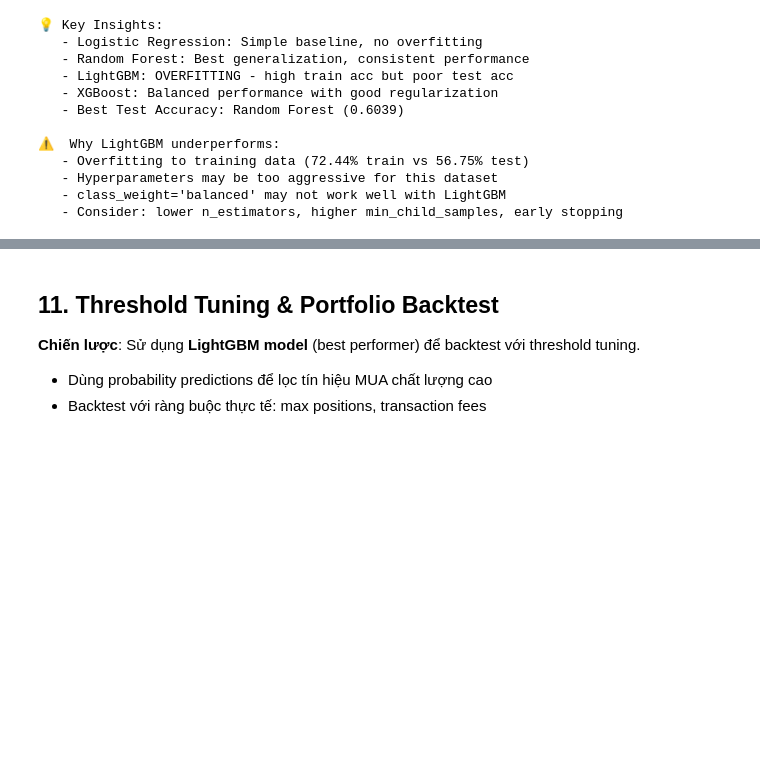
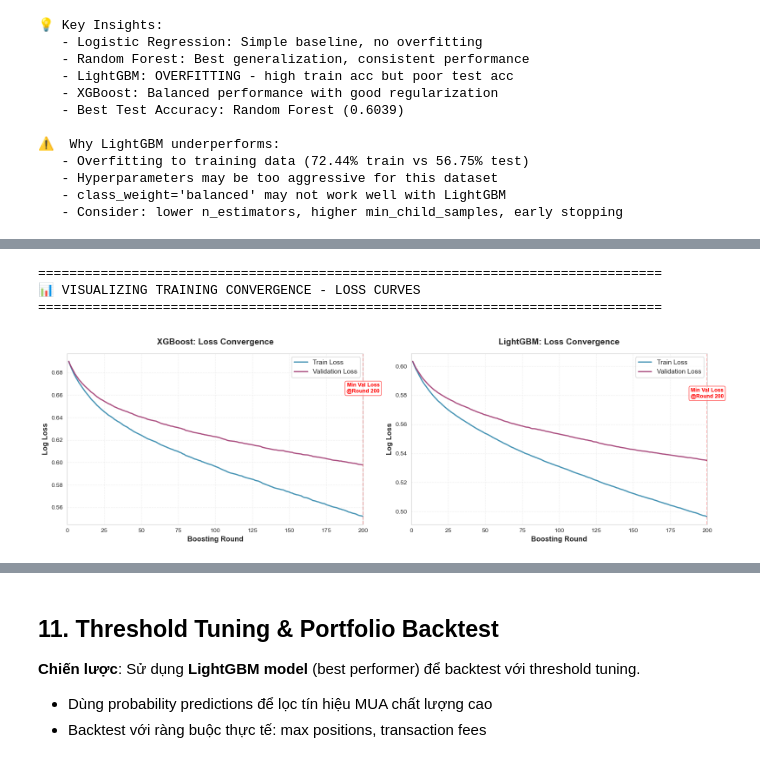
Before and after one commit to callmezuy/hcmus-introds--final-project, a Jupyter notebook: src/notebooks/modelling.ipynb, the cells around one changed output, grey strips where cells are left out. Drawn from its saved outputs; the diff is of its cells as text; code cells hidden in the pictures; blank space fills up the shorter version.

```diff
--- a/src/notebooks/modelling.ipynb
+++ b/src/notebooks/modelling.ipynb
@@ -1198,0 +1465,71 @@ print(f"   - Consider: lower n_estimators, higher min_child_samples, early stopp
+# %%
+# Visualize Loss Curves (Log Loss over Boosting Rounds)
+print("\n" + "="*80)
+print("📊 VISUALIZING TRAINING CONVERGENCE - LOSS CURVES")
+print("="*80)
+
+fig, axes = plt.subplots(1, 2, figsize=(16, 5))
+
+# XGBoost Loss Curve
+ax1 = axes[0]
+iterations_xgb = range(1, len(train_logloss_xgb) + 1)
+ax1.plot(iterations_xgb, train_logloss_xgb, label='Train Loss',
+         linewidth=2, color='#2E86AB', alpha=0.9)
+ax1.plot(iterations_xgb, val_logloss_xgb, label='Validation Loss',
+         linewidth=2, color='#A23B72', alpha=0.9)
+ax1.set_xlabel('Boosting Round', fontsize=12, fontweight='bold')
+ax1.set_ylabel('Log Loss', fontsize=12, fontweight='bold')
+ax1.set_title('XGBoost: Loss Convergence', fontsize=14, fontweight='bold', pad=15)
+ax1.legend(fontsize=11, loc='upper right')
+ax1.grid(True, alpha=0.3, linestyle='--')
+ax1.set_xlim(0, 200)
+
+# Find minimum validation loss
+min_val_idx_xgb = np.argmin(val_logloss_xgb)
+ax1.axvline(x=min_val_idx_xgb+1, color='red', linestyle='--', alpha=0.5, linewidth=1.5)
+ax1.text(min_val_idx_xgb+1, ax1.get_ylim()[1]*0.95,
+         f'Min Val Loss\n@Round {min_val_idx_xgb+1}',
+         ha='center', fontsize=9, color='red', fontweight='bold',
+         bbox=dict(boxstyle='round,pad=0.3', facecolor='white', edgecolor='red', alpha=0.7))
+
+# LightGBM Loss Curve
+ax2 = axes[1]
+iterations_lgbm = range(1, len(train_logloss_lgbm) + 1)
+ax2.plot(iterations_lgbm, train_logloss_lgbm, label='Train Loss',
+         linewidth=2, color='#2E86AB', alpha=0.9)
+ax2.plot(iterations_lgbm, val_logloss_lgbm, label='Validation Loss',
+         linewidth=2, color='#A23B72', alpha=0.9)
+ax2.set_xlabel('Boosting Round', fontsize=12, fontweight='bold')
+ax2.set_ylabel('Log Loss', fontsize=12, fontweight='bold')
+ax2.set_title('LightGBM: Loss Convergence', fontsize=14, fontweight='bold', pad=15)
+ax2.legend(fontsize=11, loc='upper right')
+ax2.grid(True, alpha=0.3, linestyle='--')
+ax2.set_xlim(0, 200)
+
+# Find minimum validation loss
+min_val_idx_lgbm = np.argmin(val_logloss_lgbm)
+ax2.axvline(x=min_val_idx_lgbm+1, color='red', linestyle='--', alpha=0.5, linewidth=1.5)
+ax2.text(min_val_idx_lgbm+1, ax2.get_ylim()[1]*0.95,
+         f'Min Val Loss\n@Round {min_val_idx_lgbm+1}',
+         ha='center', fontsize=9, color='red', fontweight='bold',
+         bbox=dict(boxstyle='round,pad=0.3', facecolor='white', edgecolor='red', alpha=0.7))
+
+plt.tight_layout()
+plt.show()
+
+print(f"\n📈 XGBoost Convergence Summary:")
+print(f"   • Minimum validation loss at round: {min_val_idx_xgb+1}")
+print(f"   • Validation loss value: {val_logloss_xgb[min_val_idx_xgb]:.6f}")
+print(f"   • Train-Val gap at minimum: {train_logloss_xgb[min_val_idx_xgb] - val_logloss_xgb[min_val_idx_xgb]:.6f}")
+
+print(f"\n📈 LightGBM Convergence Summary:")
+print(f"   • Minimum validation loss at round: {min_val_idx_lgbm+1}")
+print(f"   • Validation loss value: {val_logloss_lgbm[min_val_idx_lgbm]:.6f}")
+print(f"   • Train-Val gap at minimum: {train_logloss_lgbm[min_val_idx_lgbm] - val_logloss_lgbm[min_val_idx_lgbm]:.6f}")
+
+print("="*80)
+# %% [output]
+================================================================================
+📊 VISUALIZING TRAINING CONVERGENCE - LOSS CURVES
+================================================================================
+[figure, added]
```
Also changed, not shown: parts of 16 cells of this notebook.
